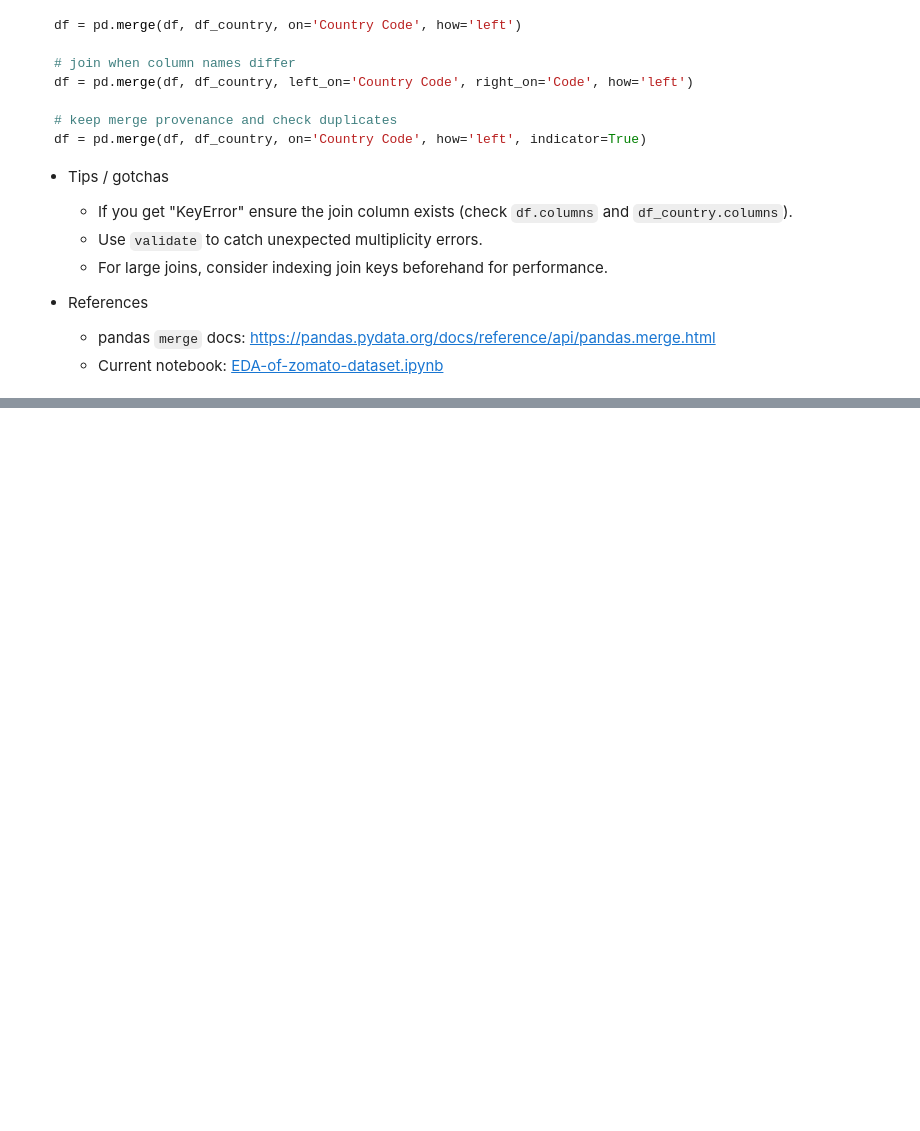
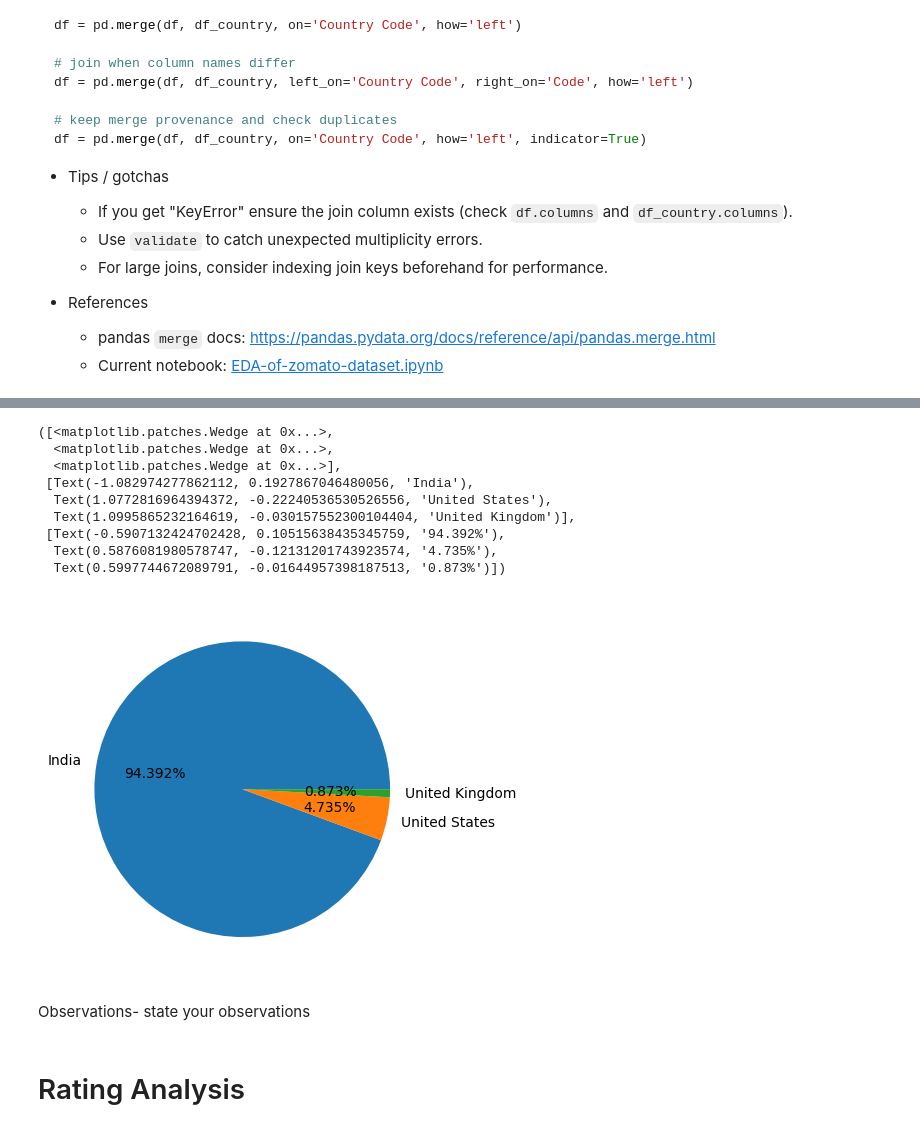
Before and after one commit to Manny2706/Eda-explained-, a Jupyter notebook: EDA-of-zomato-dataset.ipynb, the cells around one changed output, grey strips where cells are left out. Drawn from its saved outputs; the diff is of its cells as text; code cells hidden in the pictures; blank space fills up the shorter version.

```diff
--- a/EDA-of-zomato-dataset.ipynb
+++ b/EDA-of-zomato-dataset.ipynb
@@ -237,0 +286,6 @@ df = pd.merge(df, df_country, on='Country Code', how='left', indicator=True)
+# %%
+
+Country_and_Thier_Orders=df.Country.value_counts()
+# %%
+Country_names=Country_and_Thier_Orders.index
+Country_values=Country_and_Thier_Orders.values
@@ -237,0 +454,19 @@ df = pd.merge(df, df_country, on='Country Code', how='left', indicator=True)
+# %%
+plt.pie(Country_values[:3], labels=Country_names[:3],autopct='%1.3f%%')
+# i am snipping some data for a stable graph show
+# %% [output]
+([<matplotlib.patches.Wedge at 0x...>,
+  <matplotlib.patches.Wedge at 0x...>,
+  <matplotlib.patches.Wedge at 0x...>],
+ [Text(-1.082974277862112, 0.1927867046480056, 'India'),
+  Text(1.0772816964394372, -0.22240536530526556, 'United States'),
+  Text(1.0995865232164619, -0.030157552300104404, 'United Kingdom')],
+ [Text(-0.5907132424702428, 0.10515638435345759, '94.392%'),
+  Text(0.5876081980578747, -0.12131201743923574, '4.735%'),
+  Text(0.5997744672089791, -0.01644957398187513, '0.873%')])
+[figure, added]
+# %% [markdown]
+Observations-
+state your observations
+# %% [markdown]
+# Rating Analysis
```
Also changed, not shown: parts of 15 cells of this notebook.
